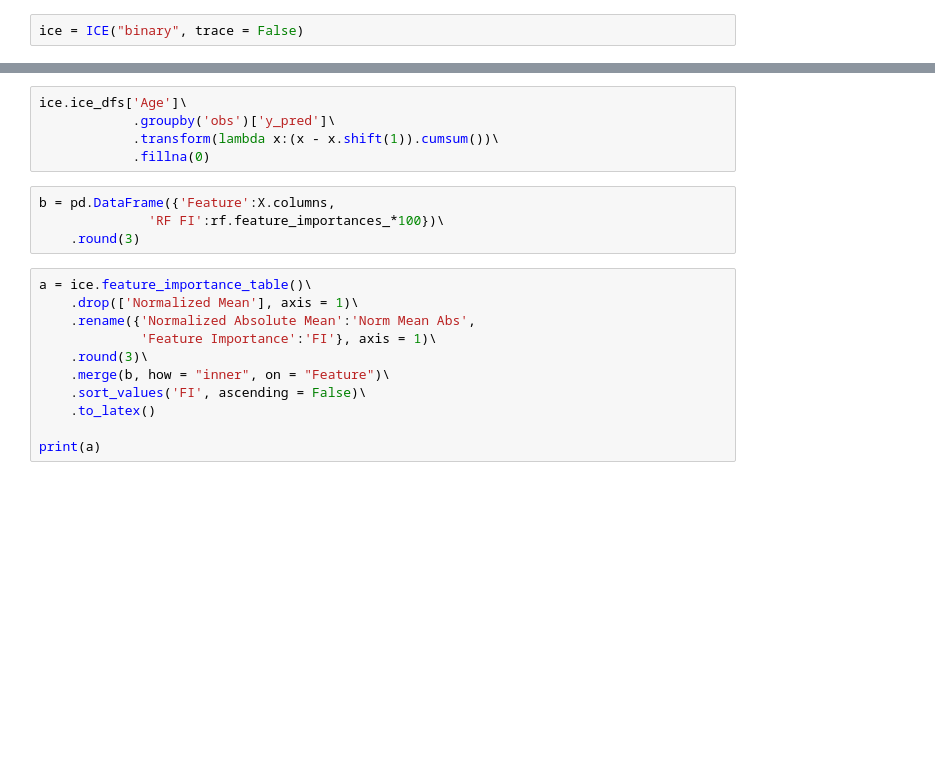
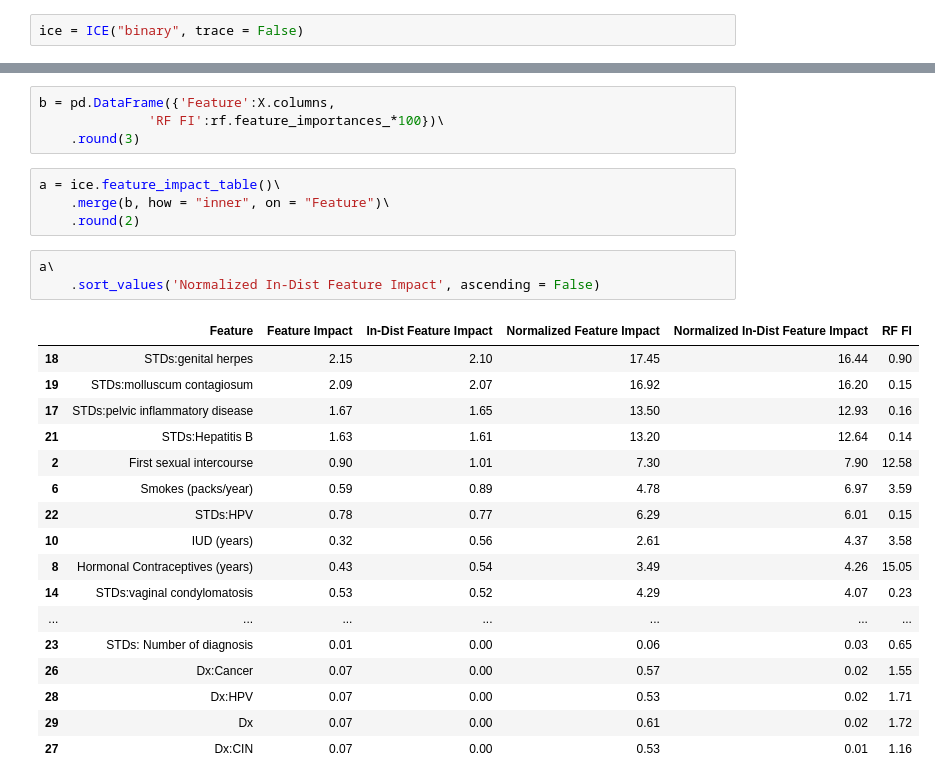
Before and after one commit to mixerupper/ice_feature_impact, a Jupyter notebook: notebooks/01-replication/02b-ice-plot-from-class.ipynb, the cells around one changed output, grey strips where cells are left out. Cells and saved outputs as stored; diff of their text form; blank space fills up the shorter version.

```diff
--- a/notebooks/01-replication/02b-ice-plot-from-class.ipynb
+++ b/notebooks/01-replication/02b-ice-plot-from-class.ipynb
@@ -107,20 +88,29 @@ ice.feature_impact_table()
-# %%
-ice.ice_dfs['Age']\
-			.groupby('obs')['y_pred']\
-			.transform(lambda x:(x - x.shift(1)).cumsum())\
-			.fillna(0)
 # %%
 b = pd.DataFrame({'Feature':X.columns,
               'RF FI':rf.feature_importances_*100})\
     .round(3)
-# %%
-a = ice.feature_importance_table()\
-    .drop(['Normalized Mean'], axis = 1)\
-    .rename({'Normalized Absolute Mean':'Norm Mean Abs',
-             'Feature Importance':'FI'}, axis = 1)\
-    .round(3)\
-    .merge(b, how = "inner", on = "Feature")\
-    .sort_values('FI', ascending = False)\
-    .to_latex()
-
-print(a)
+# %%
+a = ice.feature_impact_table()\
+    .merge(b, how = "inner", on = "Feature")\
+    .round(2)
+# %%
+a\
+    .sort_values('Normalized In-Dist Feature Impact', ascending = False)
+# %% [output]
+|  | Feature | Feature Impact | In-Dist Feature Impact | Normalized Feature Impact | Normalized In-Dist Feature Impact | RF FI |
+| 18 | STDs:genital herpes | 2.15 | 2.10 | 17.45 | 16.44 | 0.90 |
+| 19 | STDs:molluscum contagiosum | 2.09 | 2.07 | 16.92 | 16.20 | 0.15 |
+| 17 | STDs:pelvic inflammatory disease | 1.67 | 1.65 | 13.50 | 12.93 | 0.16 |
+| 21 | STDs:Hepatitis B | 1.63 | 1.61 | 13.20 | 12.64 | 0.14 |
+| 2 | First sexual intercourse | 0.90 | 1.01 | 7.30 | 7.90 | 12.58 |
+| 6 | Smokes (packs/year) | 0.59 | 0.89 | 4.78 | 6.97 | 3.59 |
+| 22 | STDs:HPV | 0.78 | 0.77 | 6.29 | 6.01 | 0.15 |
+| 10 | IUD (years) | 0.32 | 0.56 | 2.61 | 4.37 | 3.58 |
+| 8 | Hormonal Contraceptives (years) | 0.43 | 0.54 | 3.49 | 4.26 | 15.05 |
+| 14 | STDs:vaginal condylomatosis | 0.53 | 0.52 | 4.29 | 4.07 | 0.23 |
+| ... | ... | ... | ... | ... | ... | ... |
+| 23 | STDs: Number of diagnosis | 0.01 | 0.00 | 0.06 | 0.03 | 0.65 |
+| 26 | Dx:Cancer | 0.07 | 0.00 | 0.57 | 0.02 | 1.55 |
+| 28 | Dx:HPV | 0.07 | 0.00 | 0.53 | 0.02 | 1.71 |
+| 29 | Dx | 0.07 | 0.00 | 0.61 | 0.02 | 1.72 |
+| 27 | Dx:CIN | 0.07 | 0.00 | 0.53 | 0.01 | 1.16 |
```
Also changed, not shown: parts of 10 cells of this notebook, 3 other files.
